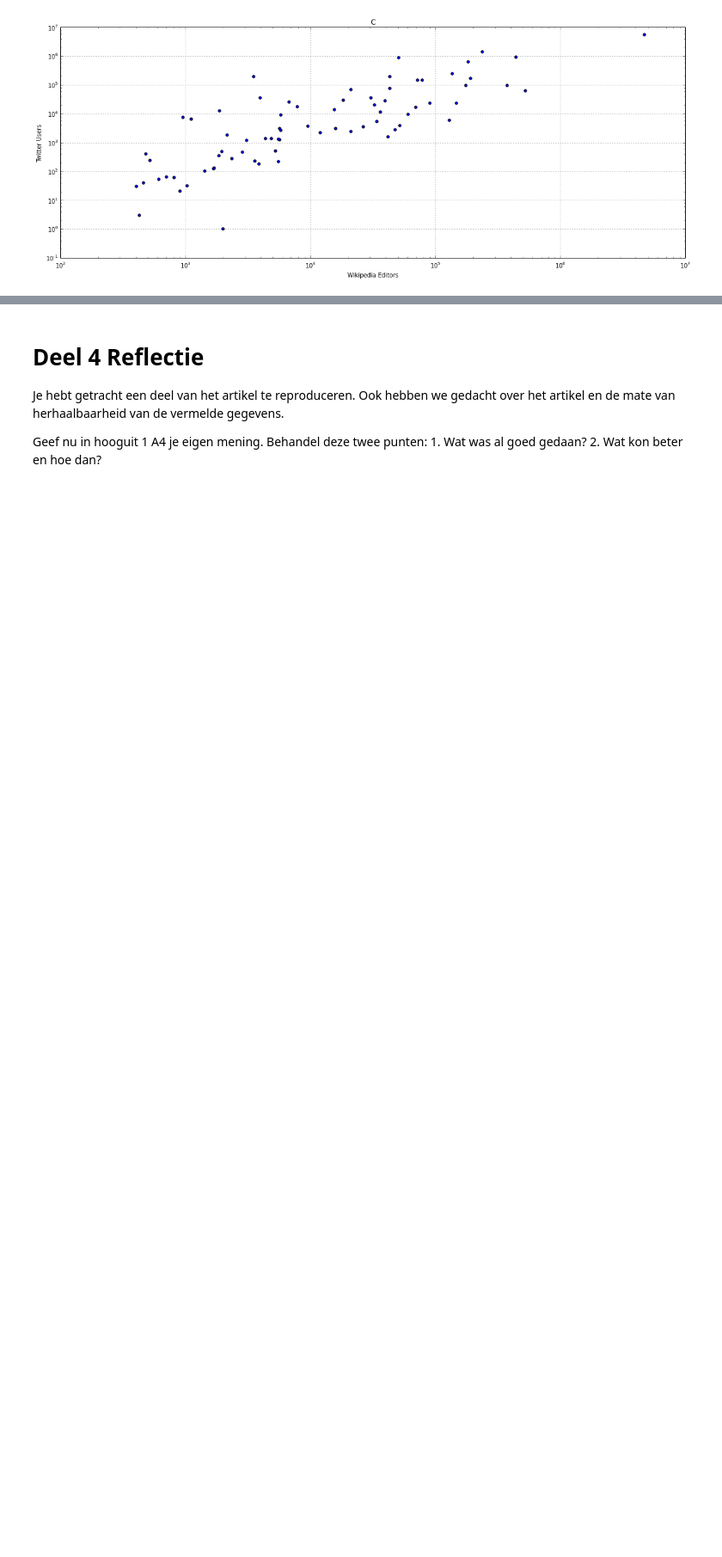
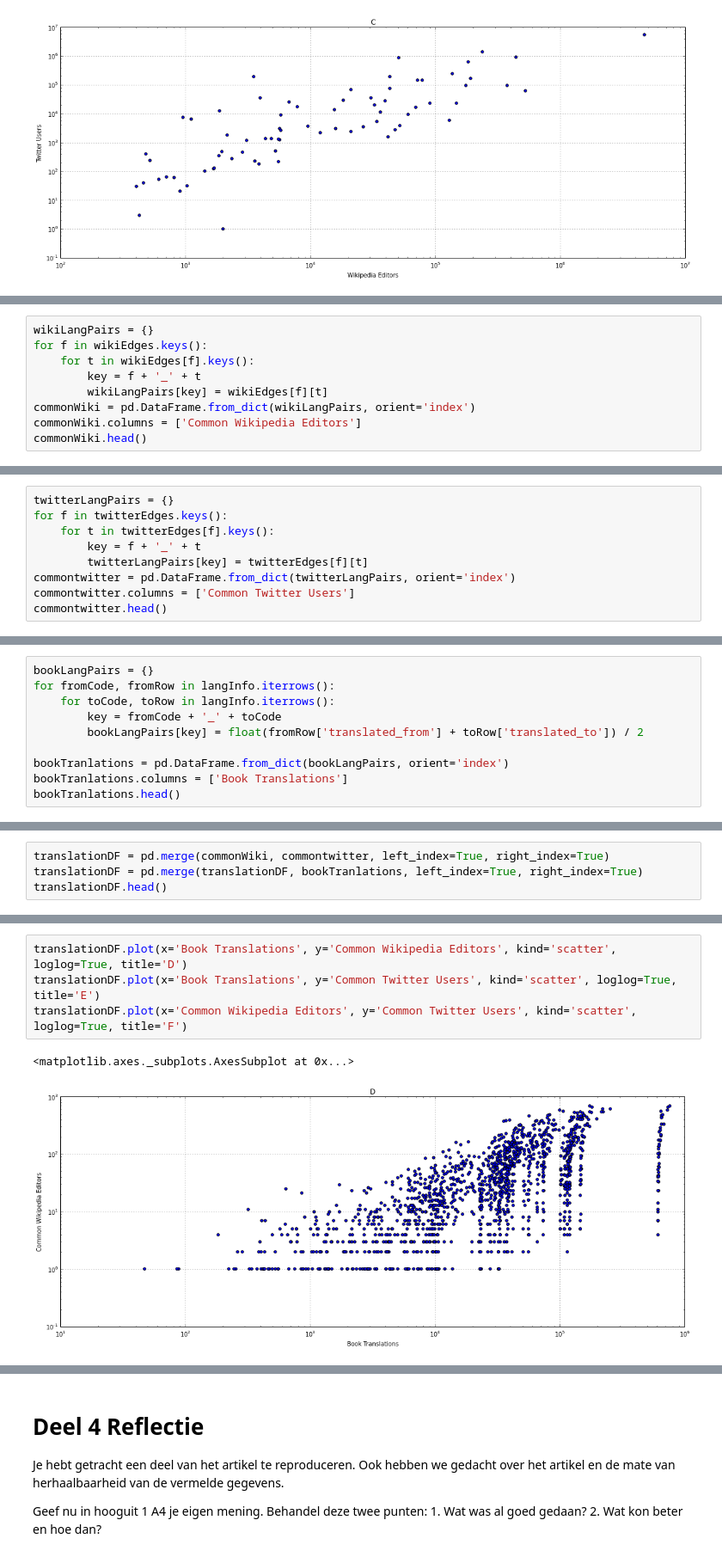
Before and after one commit to jvriemsdijk/Data-science, a Jupyter notebook: Opdrachten/week 5/10441913_10430121_week5.ipynb, the cells around one changed output, grey strips where cells are left out. Shown at 86% size. Saved outputs shown, nothing was run; the diff lists cells and outputs as text; blank space fills up the shorter version.

```diff
--- a/Opdrachten/week 5/10441913_10430121_week5.ipynb
+++ b/Opdrachten/week 5/10441913_10430121_week5.ipynb
@@ -356,0 +431,9 @@ mergedDf.plot(x='Wikipedia Editors', y='Twitter Users', kind='scatter', loglog=T
+# %%
+wikiLangPairs = {}
+for f in wikiEdges.keys():
+    for t in wikiEdges[f].keys():
+        key = f + '_' + t
+        wikiLangPairs[key] = wikiEdges[f][t]
+commonWiki = pd.DataFrame.from_dict(wikiLangPairs, orient='index')
+commonWiki.columns = ['Common Wikipedia Editors']
+commonWiki.head()
@@ -356,0 +447,9 @@ mergedDf.plot(x='Wikipedia Editors', y='Twitter Users', kind='scatter', loglog=T
+# %%
+twitterLangPairs = {}
+for f in twitterEdges.keys():
+    for t in twitterEdges[f].keys():
+        key = f + '_' + t
+        twitterLangPairs[key] = twitterEdges[f][t]
+commontwitter = pd.DataFrame.from_dict(twitterLangPairs, orient='index')
+commontwitter.columns = ['Common Twitter Users']
+commontwitter.head()
@@ -356,0 +463,10 @@ mergedDf.plot(x='Wikipedia Editors', y='Twitter Users', kind='scatter', loglog=T
+# %%
+bookLangPairs = {}
+for fromCode, fromRow in langInfo.iterrows():
+    for toCode, toRow in langInfo.iterrows():
+        key = fromCode + '_' + toCode
+        bookLangPairs[key] = float(fromRow['translated_from'] + toRow['translated_to']) / 2
+
+bookTranlations = pd.DataFrame.from_dict(bookLangPairs, orient='index')
+bookTranlations.columns = ['Book Translations']
+bookTranlations.head()
@@ -356,0 +480,4 @@ mergedDf.plot(x='Wikipedia Editors', y='Twitter Users', kind='scatter', loglog=T
+# %%
+translationDF = pd.merge(commonWiki, commontwitter, left_index=True, right_index=True)
+translationDF = pd.merge(translationDF, bookTranlations, left_index=True, right_index=True)
+translationDF.head()
@@ -356,0 +491,7 @@ mergedDf.plot(x='Wikipedia Editors', y='Twitter Users', kind='scatter', loglog=T
+# %%
+translationDF.plot(x='Book Translations', y='Common Wikipedia Editors', kind='scatter', loglog=True, title='D')
+translationDF.plot(x='Book Translations', y='Common Twitter Users', kind='scatter', loglog=True, title='E')
+translationDF.plot(x='Common Wikipedia Editors', y='Common Twitter Users', kind='scatter', loglog=True, title='F')
+# %% [output]
+<matplotlib.axes._subplots.AxesSubplot at 0x...>
+[figure, added]
```
Also changed, not shown: parts of 14 cells of this notebook.
